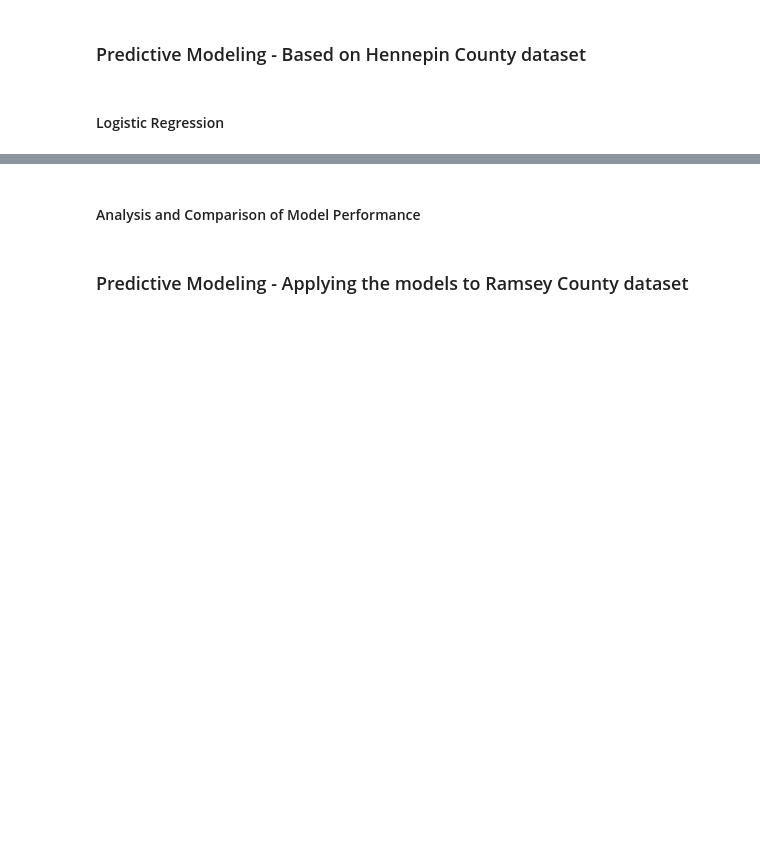
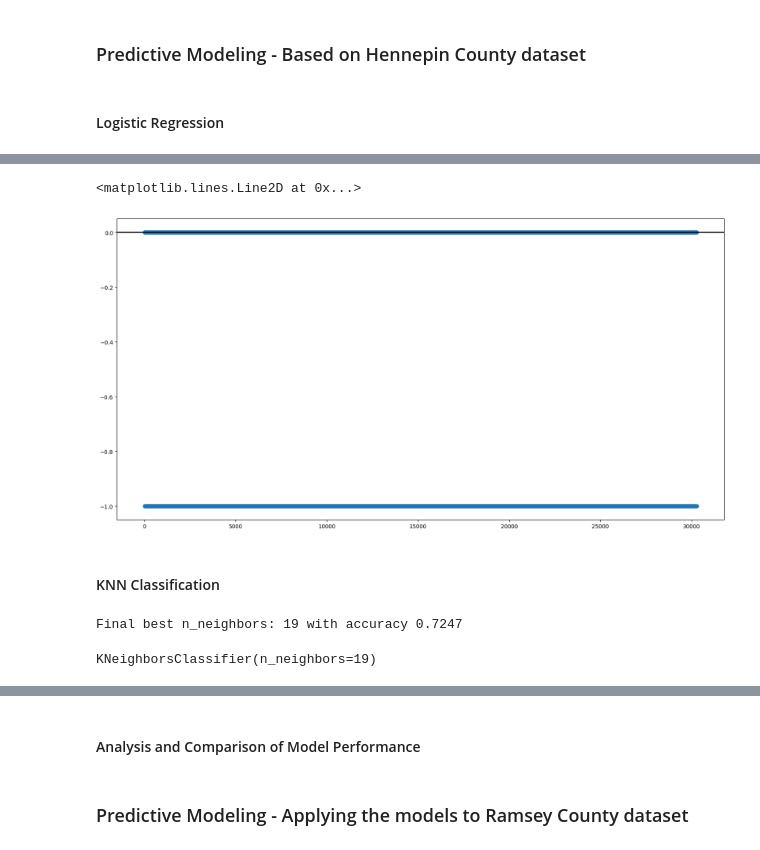
Before and after one commit to chance-roberts/DATA6550-Housing-Bias, a Jupyter notebook: Code/Roberts/CRoberts_Housing_Bias.ipynb, the cells around one changed output, grey strips where cells are left out. Cells and saved outputs as stored; diff of their text form; code cells hidden in the pictures; blank space fills up the shorter version.

Commit message:
Code updates
Added Classification Modeling Methods (KNN, Logistic, SVM, Decision Trees). Additional work needed on handling missing values (imputing/removing, etc.)

```diff
--- a/Code/Roberts/CRoberts_Housing_Bias.ipynb
+++ b/Code/Roberts/CRoberts_Housing_Bias.ipynb
@@ -39,0 +60,13 @@ memory usage: 10.1+ MB
+# %%
+#Impute missing values
+from sklearn.impute import SimpleImputer
+imputer = SimpleImputer(strategy='mean')
+df_clean_imputed = imputer.fit_transform(df_clean)
+df_clean_imputed = pd.DataFrame(df_clean_imputed, columns=df_clean.columns)
+# %%
+#Split the data into features and target
+X = df_clean_imputed.drop('was_approved', axis=1)
+y = df_clean_imputed['was_approved']
+# %%
+#Split the data into training and testing sets
+X_train, X_test, y_train, y_test = train_test_split(X, y, test_size=0.3, random_state=42)
@@ -46,2 +77,6 @@ train, test = train_test_split(df, test_size=0.3, random_state=42)
 # %% [markdown]
 #### Logistic Regression
+# %%
+#Initialize and fit the Logistic Regression model
+lr = LogisticRegression(solver='liblinear')
+lr.fit(X_train, y_train)
@@ -47,0 +108,52 @@ train, test = train_test_split(df, test_size=0.3, random_state=42)
+# %%
+#Plot the residuals
+y_pred_lr = lr.predict(X_test).astype(int)
+plt.figure(figsize=(20, 10))
+plt.scatter(range(len(y_pred_lr)), y_test - y_pred_lr)
+plt.axhline(0, color='black', lw=2)
+# %% [output]
+<matplotlib.lines.Line2D at 0x...>
+[figure, added]
+# %% [markdown]
+#### KNN Classification
+# %%
+#Create the cross-validation method
+cv_method = RepeatedKFold(n_splits=10, n_repeats=3, random_state=42)
+#Define the search grid and number of neighbors
+search_grid = dict()
+search_grid['n_neighbors'] = [1, 3, 5, 7, 9, 11, 13, 15, 17, 19]
+#Execute the grid search
+best_score = 0
+#Minimum improvement threshold
+tolerance = 0.001
+#Number of iterations to wait before stopping
+patience = 3
+wait = 0
+best_n = None
+best_model = None
+for n in search_grid['n_neighbors']:
+    model = KNeighborsClassifier(n_neighbors=n)
+    scores = cross_val_score(model, X_train, y_train, cv=cv_method, scoring='accuracy', n_jobs=-1)
+    mean_score = np.mean(scores)
+
+    if mean_score > best_score + tolerance:
+        best_score = mean_score
+        best_n = n
+        wait = 0  # Reset patience counter
+    else:
+        wait += 1
+
+    if wait >= patience:
+        print(f"Early stopping triggered. Best n_neighbors: {best_n} with accuracy {best_score:.4f}")
+        break
+
+print(f"Final best n_neighbors: {best_n} with accuracy {best_score:.4f}")
+# %% [output]
+Final best n_neighbors: 19 with accuracy 0.7247
+# %%
+#Run the KNN model with the best parameters
+k = best_n
+knn = KNeighborsClassifier(n_neighbors=k)
+knn.fit(X_train, y_train)
+# %% [output]
+KNeighborsClassifier(n_neighbors=19)
```
Also changed, not shown: parts of 16 cells of this notebook, 1 other file.
